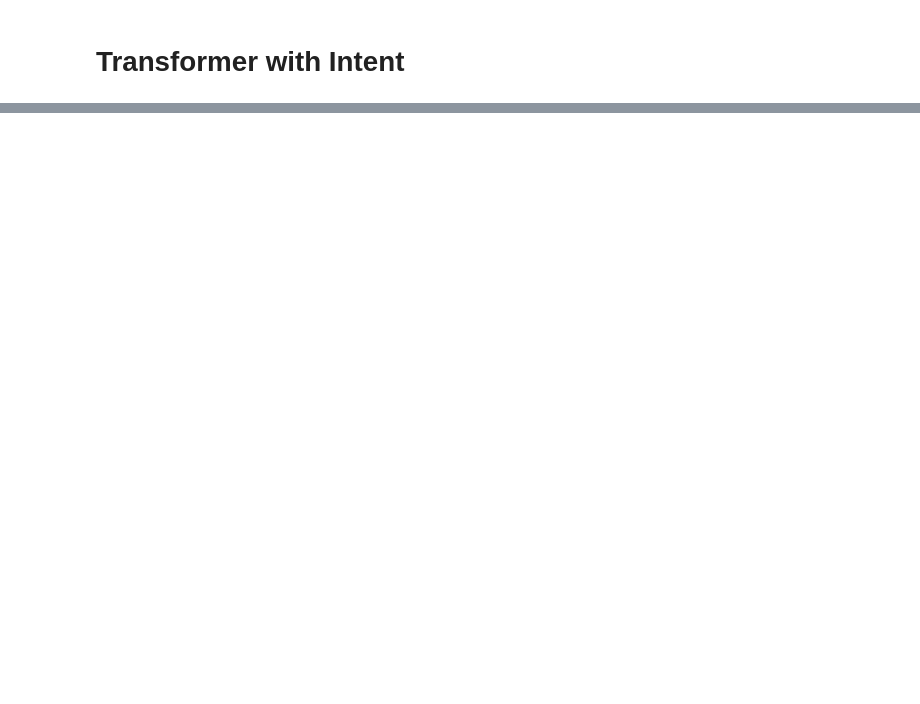
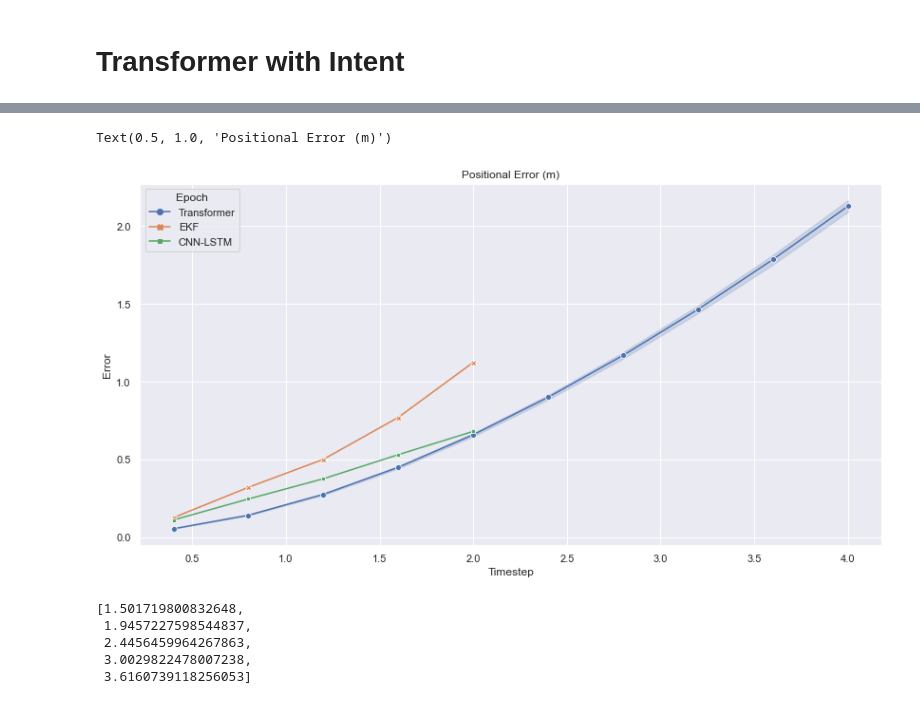
Before and after one commit to XuShenLZ/ParkSim, a Jupyter notebook: python/parksim/trajectory_predict/intent_transformer/model_analysis.ipynb, the cells around one changed output, grey strips where cells are left out. Drawn from its saved outputs; the diff is of its cells as text; code cells hidden in the pictures; blank space fills up the shorter version.

```diff
--- a/python/parksim/trajectory_predict/intent_transformer/model_analysis.ipynb
+++ b/python/parksim/trajectory_predict/intent_transformer/model_analysis.ipynb
@@ -148,0 +132,6 @@ Text(0.5, 1.0, 'Angular Error (rad)')
+# %%
+EKF_df = pd.DataFrame({'Epoch': ['EKF'] * 5, 'Timestep': [0.4, 0.8, 1.2, 1.6, 2.0], 'Type': ['Positional'] * 5, 'Error' : [0.125, 0.32, 0.5, 0.77, 1.124]})
+#CNN_df = pd.DataFrame({'Epoch': ['CNN-LSTM'] * 5, 'Timestep': [0.4, 0.8, 1.2, 1.6, 2.0], 'Type': ['Positional'] * 5, 'Error' : [0.11, 0.245, 0.375, 0.53, 0.68]})
+new_df = error_df.append(EKF_df, ignore_index = True)
+new_df = new_df.append(CNN_df, ignore_index = True)
+new_df
@@ -148,0 +152,12 @@ Text(0.5, 1.0, 'Angular Error (rad)')
+# %%
+curr_df = new_df
+
+fig, axes = plt.subplots(1, 1, figsize=(14, 7))
+
+sns.lineplot(x="Timestep", y="Error", hue="Epoch", ci=95, style="Epoch",
+             markers=True, dashes=False, data=curr_df[curr_df["Type"] == "Positional"], ax=axes)
+
+axes.set_title('Positional Error (m)')
+# %% [output]
+Text(0.5, 1.0, 'Positional Error (m)')
+[figure, added]
@@ -148,0 +168,9 @@ Text(0.5, 1.0, 'Angular Error (rad)')
+# %%
+EKF_extrap = list(map(random_quadratic, [2.4, 2.8, 3.2, 3.6, 4.0]))
+EKF_extrap
+# %% [output]
+[1.501719800832648,
+ 1.9457227598544837,
+ 2.4456459964267863,
+ 3.0029822478007238,
+ 3.6160739118256053]
```
Also changed, not shown: parts of 25 cells of this notebook, 15 other files.
